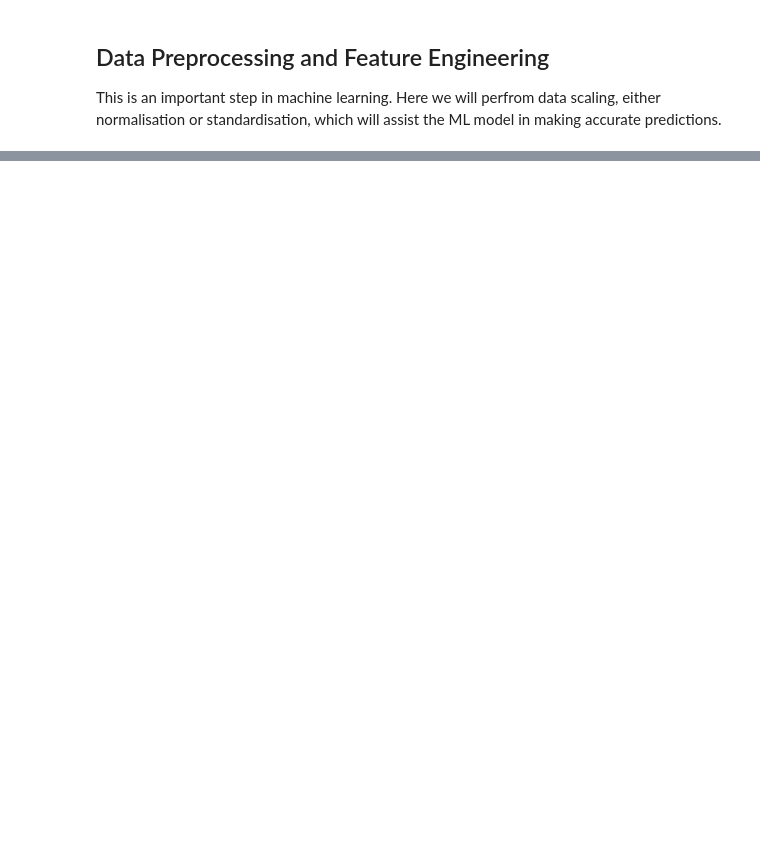
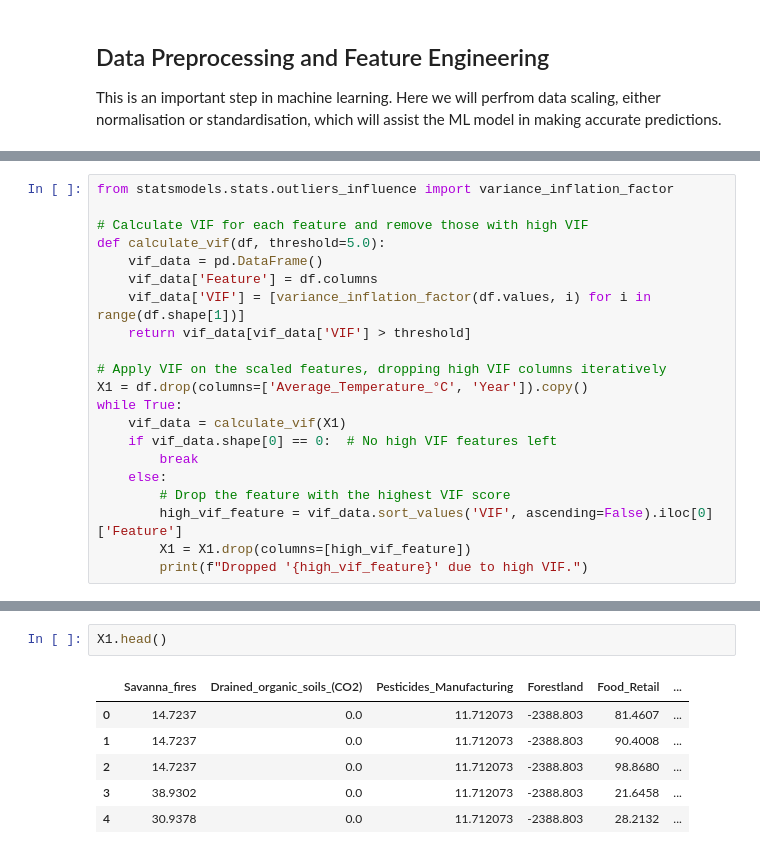
Before and after one commit to XylonD/2401PTDS_Regression_Project_Xylon, a Jupyter notebook: Data preprocessing and model training.ipynb, the cells around one changed output, grey strips where cells are left out. Cells and saved outputs as stored; diff of their text form; blank space fills up the shorter version.

```diff
--- a/Data preprocessing and model training.ipynb
+++ b/Data preprocessing and model training.ipynb
@@ -225,0 +55,21 @@ summary_df
+# %%
+from statsmodels.stats.outliers_influence import variance_inflation_factor
+
+# Calculate VIF for each feature and remove those with high VIF
+def calculate_vif(df, threshold=5.0):
+    vif_data = pd.DataFrame()
+    vif_data['Feature'] = df.columns
+    vif_data['VIF'] = [variance_inflation_factor(df.values, i) for i in range(df.shape[1])]
+    return vif_data[vif_data['VIF'] > threshold]
+
+# Apply VIF on the scaled features, dropping high VIF columns iteratively
+X1 = df.drop(columns=['Average_Temperature_°C', 'Year']).copy()
+while True:
+    vif_data = calculate_vif(X1)
+    if vif_data.shape[0] == 0:  # No high VIF features left
+        break
+    else:
+        # Drop the feature with the highest VIF score
+        high_vif_feature = vif_data.sort_values('VIF', ascending=False).iloc[0]['Feature']
+        X1 = X1.drop(columns=[high_vif_feature])
+        print(f"Dropped '{high_vif_feature}' due to high VIF.")
@@ -225,0 +96,9 @@ summary_df
+# %%
+X1.head()
+# %% [output]
+|  | Savanna_fires | Drained_organic_soils_(CO2) | Pesticides_Manufacturing | Forestland | Food_Retail | ... |
+| 0 | 14.7237 | 0.0 | 11.712073 | -2388.803 | 81.4607 | ... |
+| 1 | 14.7237 | 0.0 | 11.712073 | -2388.803 | 90.4008 | ... |
+| 2 | 14.7237 | 0.0 | 11.712073 | -2388.803 | 98.8680 | ... |
+| 3 | 38.9302 | 0.0 | 11.712073 | -2388.803 | 21.6458 | ... |
+| 4 | 30.9378 | 0.0 | 11.712073 | -2388.803 | 28.2132 | ... |
```
Also changed, not shown: parts of 45 cells of this notebook, 1 other file.
